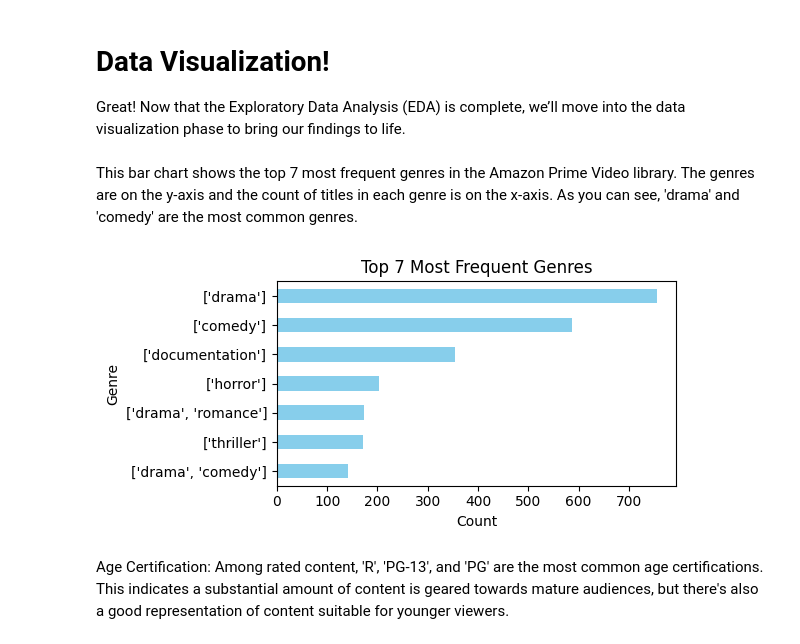
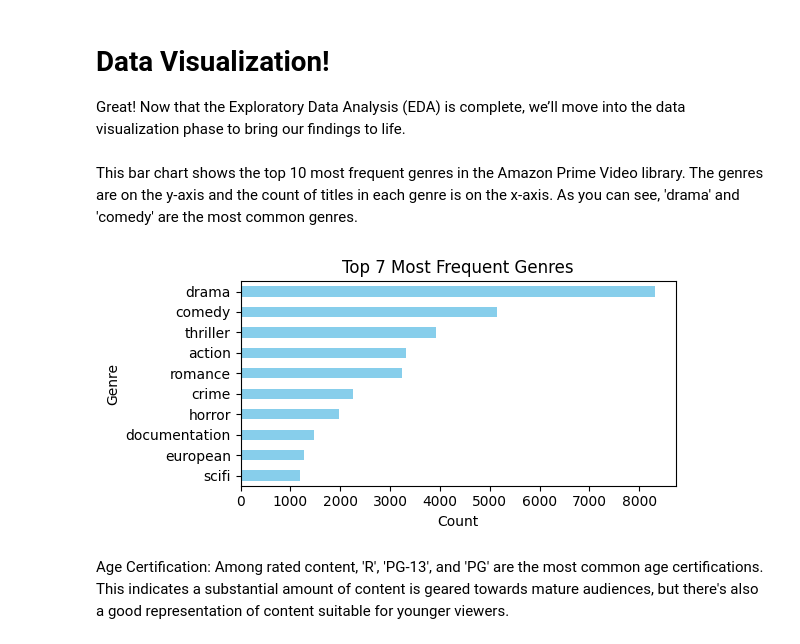
Before and after one commit to siddharthpurswani/Amazon_Prime_TV_Shows_and_Review_Analysis, a Jupyter notebook: Amazon_Prime_TV_Shows_and_Review_Analysis_Captone_Project_Siddharth_Purswani.ipynb, the cells around one changed output. Cells and saved outputs as stored; diff of their text form; code cells hidden in the pictures.

```diff
--- a/Amazon_Prime_TV_Shows_and_Review_Analysis_Captone_Project_Siddharth_Purswani.ipynb
+++ b/Amazon_Prime_TV_Shows_and_Review_Analysis_Captone_Project_Siddharth_Purswani.ipynb
@@ -361,0 +361,6 @@ memory usage: 1.1+ MB
+# %%
+grouped_df['genres'] = grouped_df['genres'].apply(remove_quotes)
+# %%
+grouped_df['genres'] = grouped_df['genres'].apply(remove_space)
+# %%
+grouped_df['genres'] = grouped_df['genres'].apply(clean_strings)
@@ -362,22 +384,24 @@ memory usage: 1.1+ MB
+# %%
+genres_count = grouped_df['genres'].explode().value_counts().head(10)
 # %% [markdown]
 # Data Visualization!
 
 
 Great! Now that the Exploratory Data Analysis (EDA) is complete, we’ll move into the data visualization phase to bring our findings to life.
 # %% [markdown]
-This bar chart shows the top 7 most frequent genres in the Amazon Prime Video library. The genres are on the y-axis and the count of titles in each genre is on the x-axis. As you can see, 'drama' and 'comedy' are the most common genres.
+This bar chart shows the top 10 most frequent genres in the Amazon Prime Video library. The genres are on the y-axis and the count of titles in each genre is on the x-axis. As you can see, 'drama' and 'comedy' are the most common genres.
 # %%
 import matplotlib.pyplot as plt
 # %%
 plt.figure(figsize=(6, 3))
-genre_counts.sort_values().plot(kind='barh', color='skyblue')
+genres_count.sort_values().plot(kind='barh', color='skyblue')
 plt.title('Top 7 Most Frequent Genres')
 plt.xlabel('Count')
 plt.ylabel('Genre')
 plt.tight_layout()
 plt.show()
 # %% [output]
-[figure, old version]
+[figure, new version]
 # %% [markdown]
 Age Certification: Among rated content, 'R', 'PG-13', and 'PG' are the most common age certifications. This indicates a substantial amount of content is geared towards mature audiences, but there's also a good representation of content suitable for younger viewers.
 # %%
```
Also changed, not shown: parts of 56 cells of this notebook.
